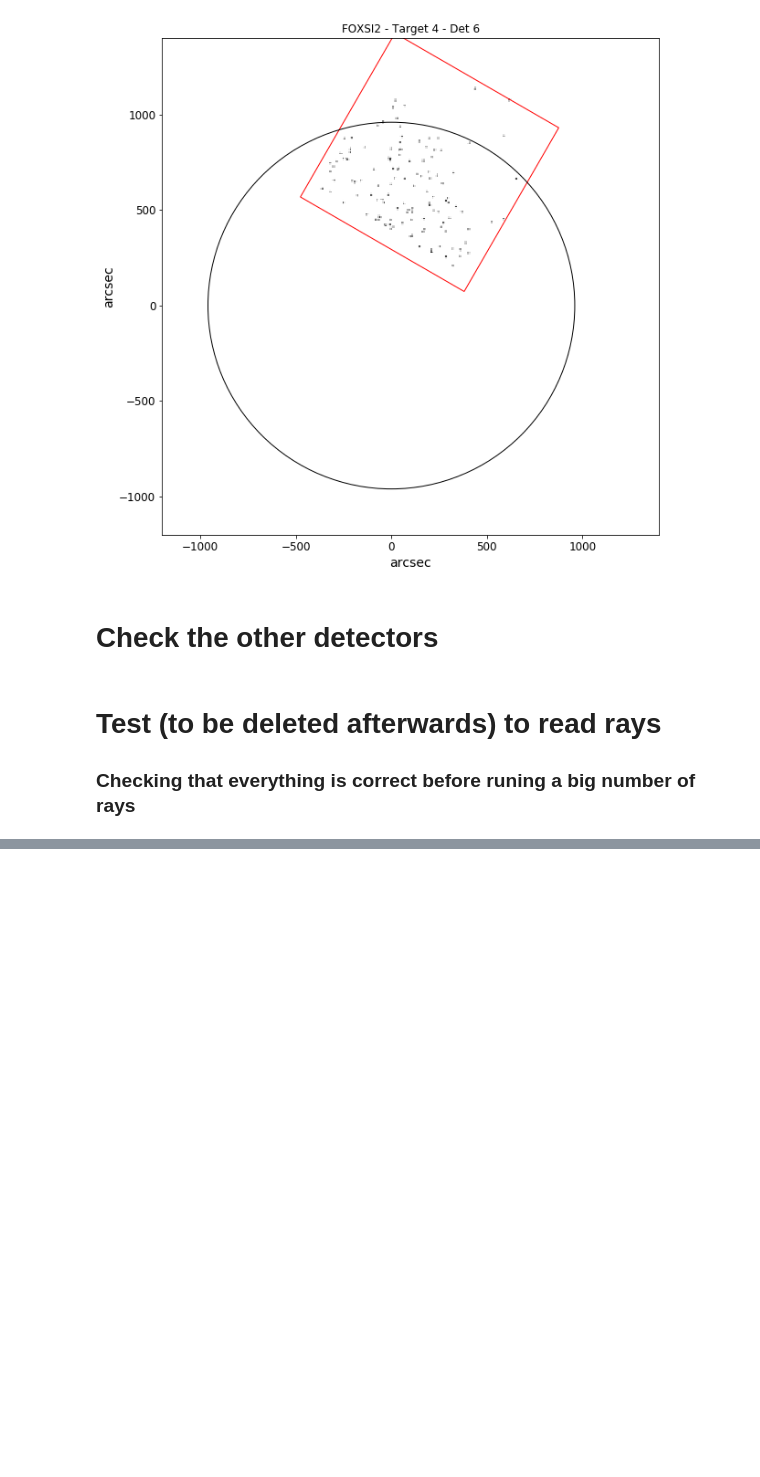
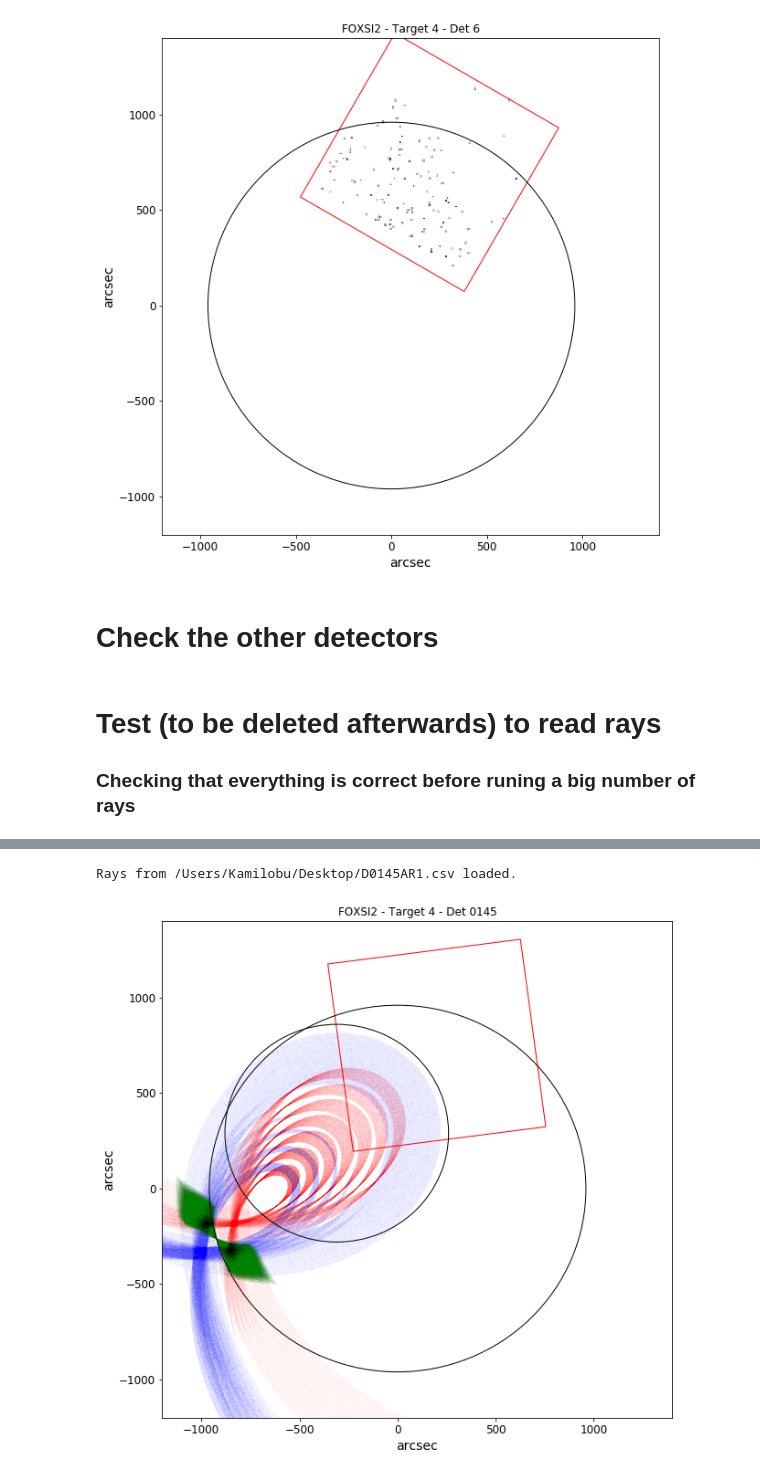
Before and after one commit to pymilo/Milo_FOXSI_Science, a Jupyter notebook: FOXSI2-T4-Sim-rays/Masks_FOXSI2_T4.ipynb, the cells around one changed output, grey strips where cells are left out. Drawn from its saved outputs; the diff is of its cells as text; code cells hidden in the pictures; blank space fills up the shorter version.

```diff
--- a/FOXSI2-T4-Sim-rays/Masks_FOXSI2_T4.ipynb
+++ b/FOXSI2-T4-Sim-rays/Masks_FOXSI2_T4.ipynb
@@ -145,9 +143,9 @@ All_Dy.append(Dy)
 ## Plotting
 fig, ax = plt.subplots(figsize=(10,10));
 ## AR1
-plt.scatter(All_Hx,All_Hy,color='red',s=.002,alpha=0.8)
-plt.scatter(All_Px,All_Py,color='blue',s=.002,alpha=0.8)
-plt.scatter(All_Dx,All_Dy,color='green',s=.002,alpha=0.8)
+plt.scatter(All_Hx,All_Hy,color='red',s=.00002,alpha=0.8)
+plt.scatter(All_Px,All_Py,color='blue',s=.00002,alpha=0.8)
+plt.scatter(All_Dx,All_Dy,color='green',s=.00002,alpha=0.8)
 ## ornaments
 plt.xlim(-1200,1400)
 plt.ylim(-1200,1400)
@@ -163,4 +161,5 @@ my = l/2 * ( np.sqrt(2) * np.sin(np.deg2rad(ang[6]-135)) + 1)
 rect = patches.Rectangle((x-l/2+mx,y-l/2+my),990,990,angle=ang[6],linewidth=1,edgecolor='r',facecolor='none')
 ax.add_patch(rect)
 circ = patches.Circle((0,0),radius= 960,fill=False);ax.add_patch(circ)
+circ = patches.Circle((-240,350),radius= 610,fill=False);ax.add_patch(circ)
 plt.show()
@@ -183,0 +181,16 @@ x,y = 200, 750 ## Target center
+# %%
+Brays = load_rays('/Users/Kamilobu/Desktop/D0145AR1.csv')
+
+# Fix little bug in rays:
+for ray in Brays:
+    ray.hist = ray.hist.tolist()
+# Create detector :
+detector = Detector(width=40,
+                    height=40,
+                    normal = [0,0,1],
+                    center = [0,0,230], # This is corrected by the detectors-paper distance
+                    reso = [1024,1024])
+# Detector Catch rays:
+detector.catchRays(Brays)
+# %% [output]
+Rays from /Users/Kamilobu/Desktop/D0145AR1.csv loaded.
@@ -183,0 +232,26 @@ x,y = 200, 750 ## Target center
+# %%
+## Plotting
+fig, ax = plt.subplots(figsize=(10,10));
+## AR1
+plt.scatter(All_Hx,All_Hy,color='red',s=.00002,alpha=0.8)
+plt.scatter(All_Px,All_Py,color='blue',s=.00002,alpha=0.8)
+plt.scatter(All_Dx,All_Dy,color='green',s=.00002,alpha=0.8)
+## ornaments
+plt.xlim(-1200,1400)
+plt.ylim(-1200,1400)
+plt.xlabel('arcsec',fontsize=14)
+plt.ylabel('arcsec',fontsize=14)
+plt.xticks(fontsize=12)
+plt.yticks(fontsize=12)
+plt.title('FOXSI2 - Target 4 - Det 0145')
+## Pos6 - Si
+l = 990
+mx = l/2 * ( np.sqrt(2) * np.sin(np.deg2rad(ang[0]-45)) + 1)
+my = l/2 * ( np.sqrt(2) * np.sin(np.deg2rad(ang[0]-135)) + 1)
+rect = patches.Rectangle((x-l/2+mx,y-l/2+my),990,990,angle=ang[0],linewidth=1,edgecolor='r',facecolor='none')
+ax.add_patch(rect)
+circ = patches.Circle((0,0),radius= 960,fill=False);ax.add_patch(circ)
+circ = patches.Circle((-310,290),radius= 570,fill=False);ax.add_patch(circ)
+plt.show()
+# %% [output]
+[figure, added]
```
Also changed, not shown: parts of 7 cells of this notebook, 1 other file.
